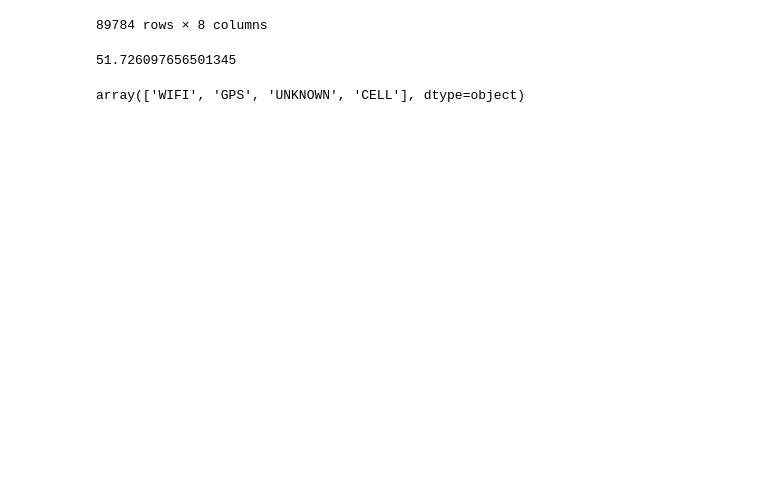
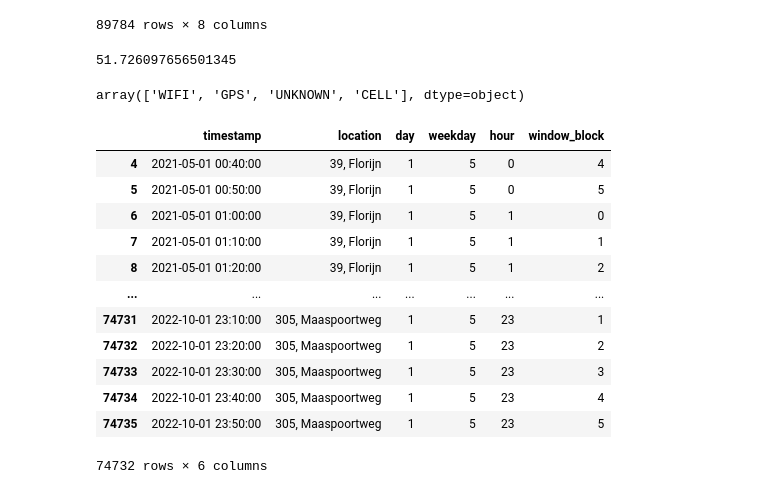
Before and after one commit to sandersiepel/JADS-politie-ob2, a Jupyter notebook: test.ipynb, the cells around one changed output. Cells and saved outputs as stored; diff of their text form; code cells hidden in the pictures; blank space fills up the shorter version.

```diff
--- a/test.ipynb
+++ b/test.ipynb
@@ -172,3 +172,26 @@ c.df_centroids.loc[len(c.df_centroids)] = [0, 0, -1, 10, "black", "noise", 0, 0,
 c.df.source.unique()
 # %% [output]
 array(['WIFI', 'GPS', 'UNKNOWN', 'CELL'], dtype=object)
+# %%
+df = pd.read_excel("output/martijn-100-30-1/resampled_df_10_min.xlsx", index_col=[0])
+
+df["day"] = df["timestamp"].dt.day
+df["weekday"] = df["timestamp"].dt.dayofweek
+df["hour"] = df["timestamp"].dt.hour
+df["window_block"] = ((df['timestamp'].dt.minute * 60 + df['timestamp'].dt.second) // 600).astype(int)
+# %%
+df
+# %% [output]
+|  | timestamp | location | day | weekday | hour | window_block |
+| 4 | 2021-05-01 00:40:00 | 39, Florijn | 1 | 5 | 0 | 4 |
+| 5 | 2021-05-01 00:50:00 | 39, Florijn | 1 | 5 | 0 | 5 |
+| 6 | 2021-05-01 01:00:00 | 39, Florijn | 1 | 5 | 1 | 0 |
+| 7 | 2021-05-01 01:10:00 | 39, Florijn | 1 | 5 | 1 | 1 |
+| 8 | 2021-05-01 01:20:00 | 39, Florijn | 1 | 5 | 1 | 2 |
+| ... | ... | ... | ... | ... | ... | ... |
+| 74731 | 2022-10-01 23:10:00 | 305, Maaspoortweg | 1 | 5 | 23 | 1 |
+| 74732 | 2022-10-01 23:20:00 | 305, Maaspoortweg | 1 | 5 | 23 | 2 |
+| 74733 | 2022-10-01 23:30:00 | 305, Maaspoortweg | 1 | 5 | 23 | 3 |
+| 74734 | 2022-10-01 23:40:00 | 305, Maaspoortweg | 1 | 5 | 23 | 4 |
+| 74735 | 2022-10-01 23:50:00 | 305, Maaspoortweg | 1 | 5 | 23 | 5 |
+74732 rows × 6 columns
```
Also changed, not shown: parts of 9 cells of this notebook, 2 other files.
